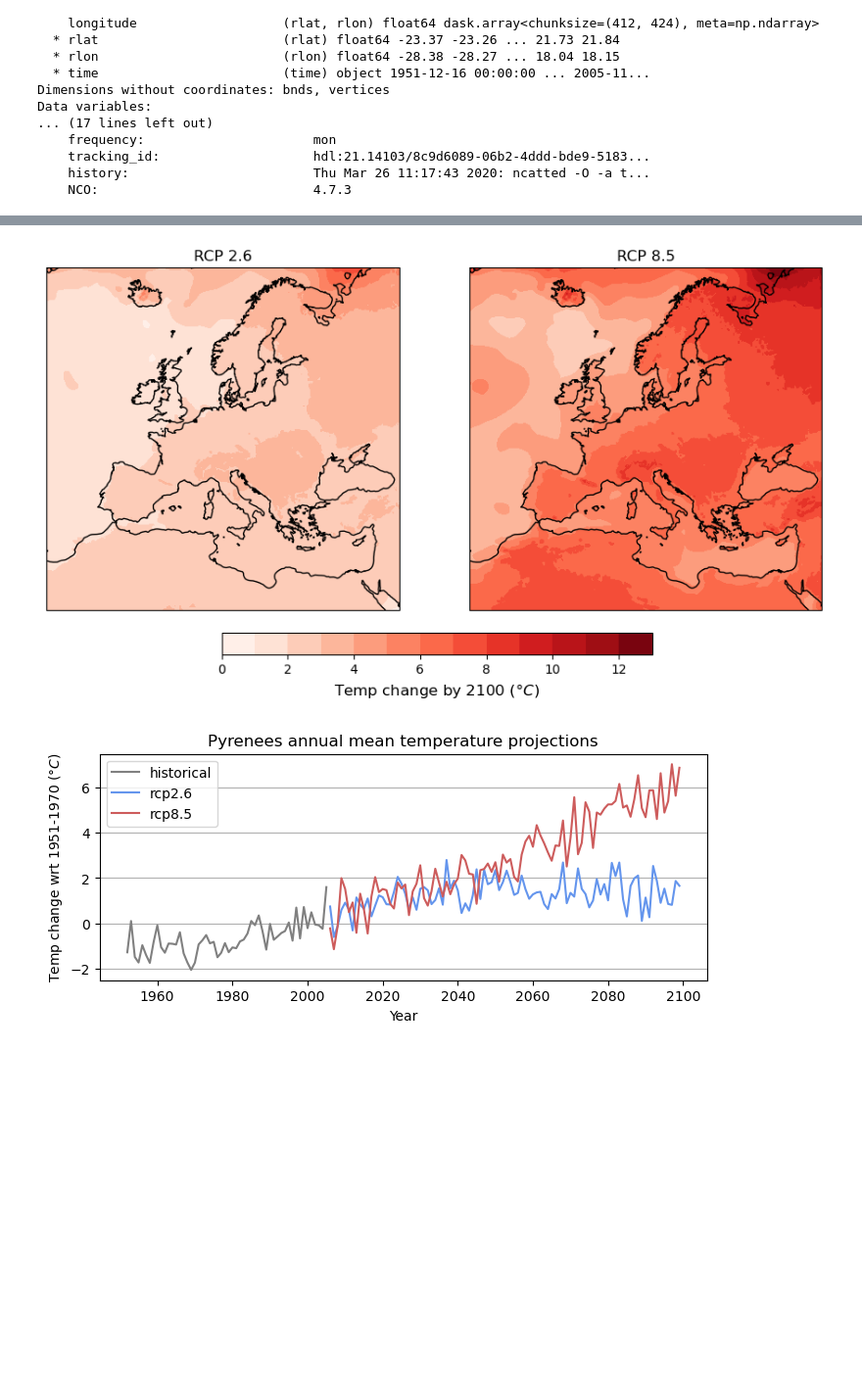
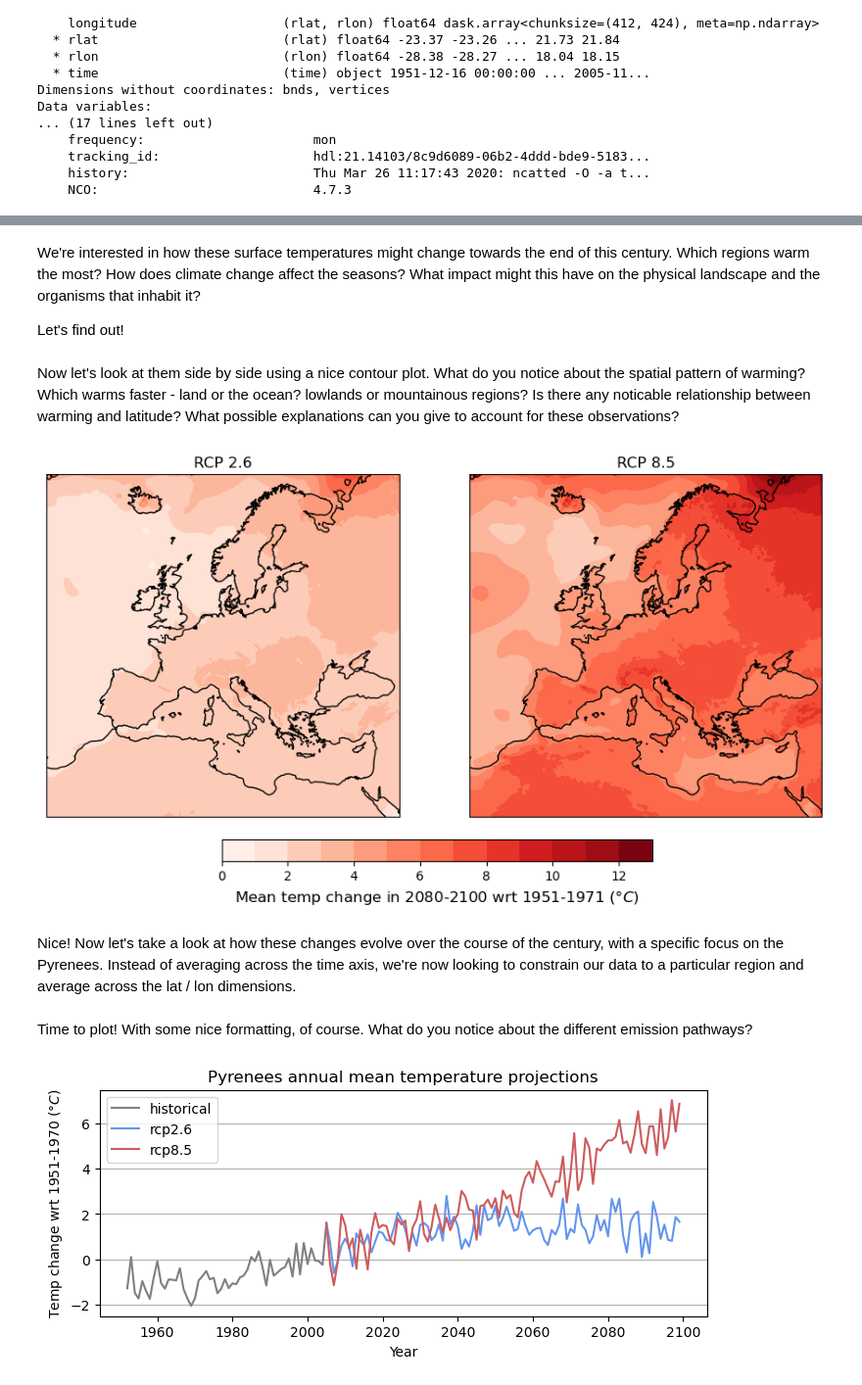
Before and after one commit to Jonniebarnsley/Pyrenees, a Jupyter notebook: cordex_workshop.ipynb, the cells around one changed output, grey strips where cells are left out. Shown at 98% size. Drawn from its saved outputs; the diff is of its cells as text; code cells hidden in the pictures; blank space fills up the shorter version.

```diff
--- a/cordex_workshop.ipynb
+++ b/cordex_workshop.ipynb
@@ -80,29 +88,13 @@ ax.gridlines()
 # %%
-'''
-Okay, let's get onto some real climate model data. We're going to use HadREM3, developed by
-the UK Met Office Hadley Centre. In this particular dataset, its boundary conditions at the
-edge of the model domain were determined by HadGEM2-ES, the Hadley Centre's Earth System
-Model, which had run these experiments previously on a global scale.
-
-We're going to look at three experiments using this model pair:
-
- - historical: A simulation of the period 1951-2005
- - rcp2.6: a low-emission scenario to 2100
- - rcp8.5: a high-emission scenario to 2100
-
-Let's start with the obvious model variable to investigate - temperature at the surface (tas)
-'''
-
 # get local path to the dataset files
-
 historical_path = 'data/historical/'
 rcp26_path = 'data/rcp2.6/'
 rcp85_path = 'data/rcp8.5/'
 
-# local paths on Jonnie's machine
-# historical_path = '/Users/jonniebarnsley/Data/cordex/EUR-11/tas/historical/r1i1p1/MOHC-HadGEM2-ES/HadREM3-GA7-05/'
-# rcp26_path = '/Users/jonniebarnsley/Data/cordex/EUR-11/tas/rcp26/r1i1p1/MOHC-HadGEM2-ES/HadREM3-GA7-05/'
-# rcp85_path = '/Users/jonniebarnsley/Data/cordex/EUR-11/tas/rcp85/r1i1p1/MOHC-HadGEM2-ES/HadREM3-GA7-05/'
+# local paths on Jonnie's machine for debugging
+historical_path = '/Users/jonniebarnsley/Data/cordex/EUR-11/tas/historical/r1i1p1/MOHC-HadGEM2-ES/HadREM3-GA7-05/'
+rcp26_path = '/Users/jonniebarnsley/Data/cordex/EUR-11/tas/rcp26/r1i1p1/MOHC-HadGEM2-ES/HadREM3-GA7-05/'
+rcp85_path = '/Users/jonniebarnsley/Data/cordex/EUR-11/tas/rcp85/r1i1p1/MOHC-HadGEM2-ES/HadREM3-GA7-05/'
 # %%
 def open_dataset(path):
     '''a quick function for easy opening of datasets'''
@@ -181,2 +173,8 @@ baseline.plot(
 [figure]
+# %% [markdown]
+We're interested in how these surface temperatures might change towards the end of this
+century. Which regions warm the most? How does climate change affect the seasons? What
+impact might this have on the physical landscape and the organisms that inhabit it?
+
+Let's find out!
 # %%
@@ -202,49 +192,57 @@ tas85_eoc = tas85.sel(time = slice('2080-01-01', '2099-12-30')).mean(dim = 'time
 # calculate the change in temperature by subtracting the preindustrial control from the end of century projections
 tas26_warming = tas26_eoc - baseline
 tas85_warming = tas85_eoc - baseline
+# %% [markdown]
+Now let's look at them side by side using a nice contour plot. What do you notice about the
+spatial pattern of warming? Which warms faster - land or the ocean? lowlands or mountainous
+regions? Is there any noticable relationship between warming and latitude? What possible explanations can you give to account for these observations?
 # %%
-'''
-Now let's look at them side by side using a nice contour plot. What do you notice about the
-spatial pattern of warming? Which warms faster - land or the ocean? lowlands or mountainous
-regions?
-'''
-
+# initiate figure with two axes
 fig, axes = plt.subplots(
     ncols = 2,
     figsize = (11, 6),
     subplot_kw={'projection': projection}
 )
 
+# add features to the axes
 for ax in axes:
     ax.coastlines(resolution="50m")
     #ax.gridlines()
+
+# define some objects that control the colour of our plot
 temprange = np.arange(0, 14, 1)
 cmap = 'Reds'
 
+# plot both datasets
 im = axes[0].contourf(
     lon,
     lat,
     tas26_warming,
     levels=temprange,
     transform=transform,
     cmap=cmap
 )
 axes[1].contourf(
     lon,
     lat,
     tas85_warming,
     levels=temprange,
     transform=transform,
     cmap=cmap
 )
 
+# title our plots
 axes[0].set_title('RCP 2.6')
 axes[1].set_title('RCP 8.5')
 
 # make a nice color bar for both plots
 cax = fig.add_axes([0.3, 0.1, 0.43, 0.04])
 cb = fig.colorbar(im, cax=cax, orientation='horizontal')
-cb.set_label('Temp change by 2100 $(\degree C)$', fontsize = 12)
+cb.set_label('Mean temp change in 2080-2100 wrt 1951-1970 $(\degree C)$', fontsize = 12)
 # %% [output]
-[figure, old version]
+[figure, new version]
+# %% [markdown]
+Nice! Now let's take a look at how these changes evolve over the course of the century, with a specific
+focus on the Pyrenees. Instead of averaging across the time axis, we're now looking to constrain
+our data to a particular region and average across the lat / lon dimensions.
 # %%
@@ -275 +274,4 @@ anom85 = py85.groupby('time.year').mean() - pimean
+# %% [markdown]
+Time to plot! With some nice formatting, of course. What do you notice about the different
+emission pathways?
 # %%
```
Also changed, not shown: parts of 24 cells of this notebook, 1 other file.
